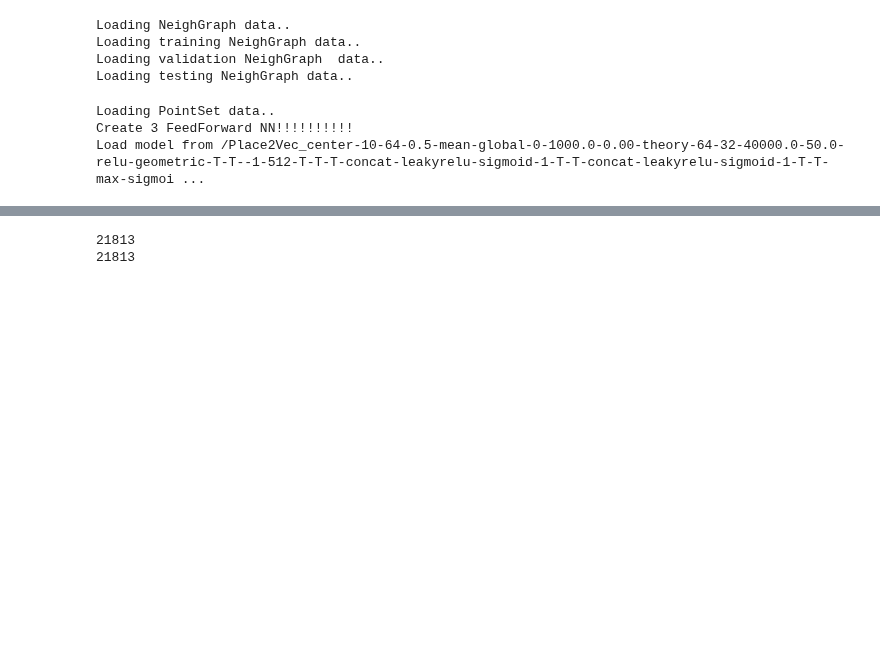
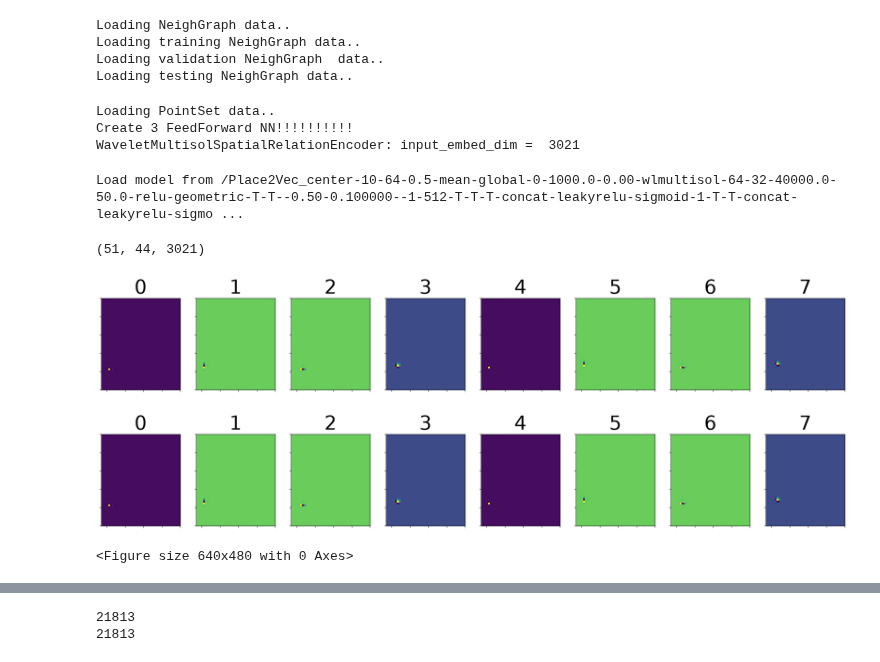
Before and after one commit to Mi914/WLemb, a Jupyter notebook: spacegraph/spacegraph_visualize.ipynb, the cells around one changed output, grey strips where cells are left out. Saved outputs shown, nothing was run; the diff lists cells and outputs as text; code cells hidden in the pictures; blank space fills up the shorter version.

```diff
--- a/spacegraph/spacegraph_visualize.ipynb
+++ b/spacegraph/spacegraph_visualize.ipynb
@@ -36,7 +37,7 @@ parser = make_args_parser()
 # %%
 import shlex
 
-sh_file = "Place2Vec_2_enc_dec_global_theory.sh"
+sh_file = "Place2Vec_2_enc_dec_global_wlmultisol.sh"
 # sh_file = "spacegraph/Place2Vec_2_enc_dec_global_theory.sh"
 
 with open(sh_file, "r") as f:
@@ -231,4 +235,12 @@ g_enc_dec = make_enc_dec(args)
 # %% [output]
 Loading PointSet data..
 Create 3 FeedForward NN!!!!!!!!!!
-Load model from /Place2Vec_center-10-64-0.5-mean-global-0-1000.0-0.00-theory-64-32-40000.0-50.0-relu-geometric-T-T--1-512-T-T-T-concat-leakyrelu-sigmoid-1-T-T-concat-leakyrelu-sigmoid-1-T-T-max-sigmoi ...
+WaveletMultisolSpatialRelationEncoder: input_embed_dim =  3021
+Load model from /Place2Vec_center-10-64-0.5-mean-global-0-1000.0-0.00-wlmultisol-64-32-40000.0-50.0-relu-geometric-T-T--0.50-0.100000--1-512-T-T-T-concat-leakyrelu-sigmoid-1-T-T-concat-leakyrelu-sigmo ...
+# %%
+visualize_encoder(g_enc_dec.g_spa_enc, "input_emb", coords = coords, extent = extent)
+# %% [output]
+(51, 44, 3021)
+[figure, added]
+[figure, added]
+<Figure size 640x480 with 0 Axes>
```
Also changed, not shown: parts of 5 cells of this notebook, 5 other files.
